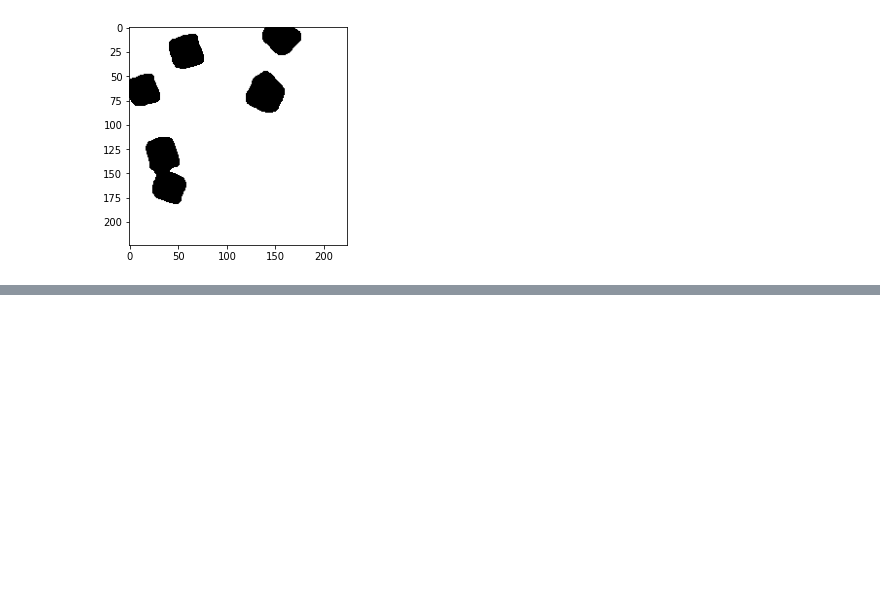
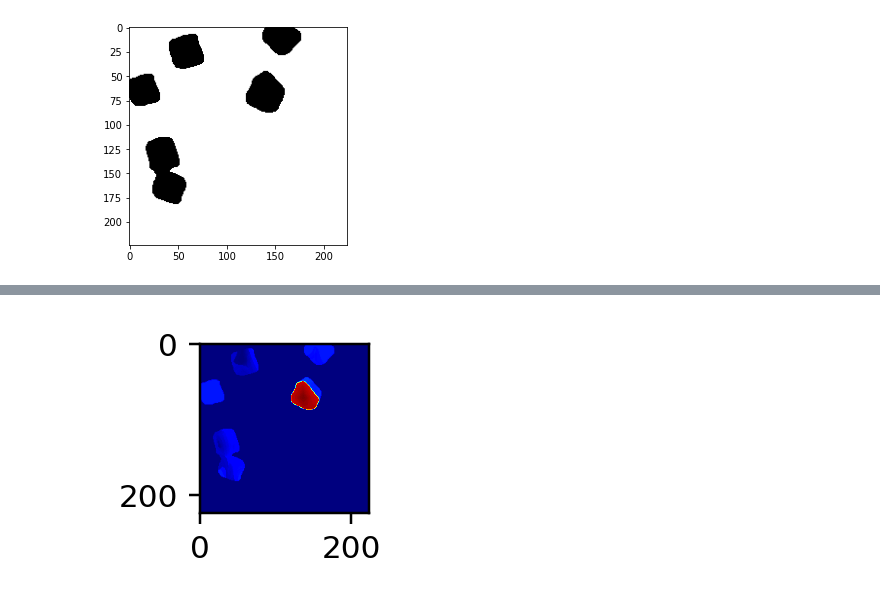
Before and after one commit to jhu-lcsr/good_robot, a Jupyter notebook: cc_figure.ipynb, the cells around one changed output, grey strips where cells are left out. Saved outputs shown, nothing was run; the diff lists cells and outputs as text; code cells hidden in the pictures; blank space fills up the shorter version.

```diff
--- a/cc_figure.ipynb
+++ b/cc_figure.ipynb
@@ -134,0 +152,7 @@ plt.imshow(rematch_distance, cmap='gray')
+# %%
+figure = plt.figure(figsize=(1, 1), dpi=224)
+ax = figure.add_subplot(111)
+ax.imshow(inverse_heights, cmap='jet')
+figure.savefig("figures/inverse_heights.png")
+# %% [output]
+[figure, added]
```
Also changed, not shown: parts of 13 cells of this notebook, 1 other file.
